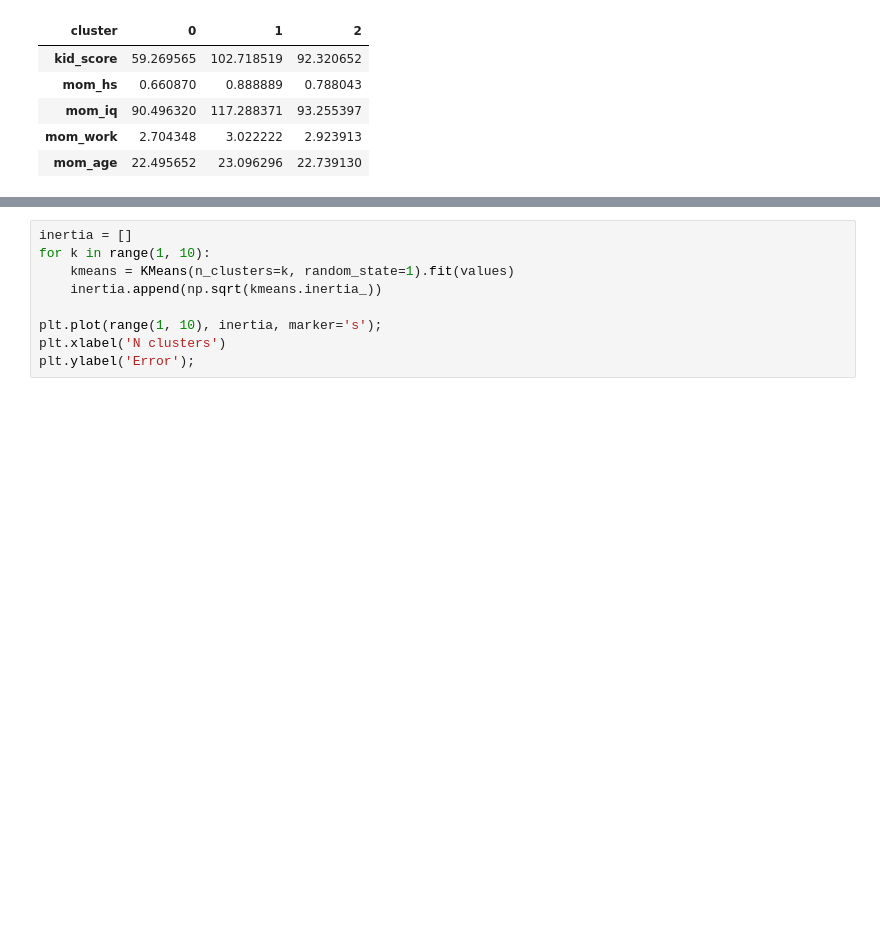
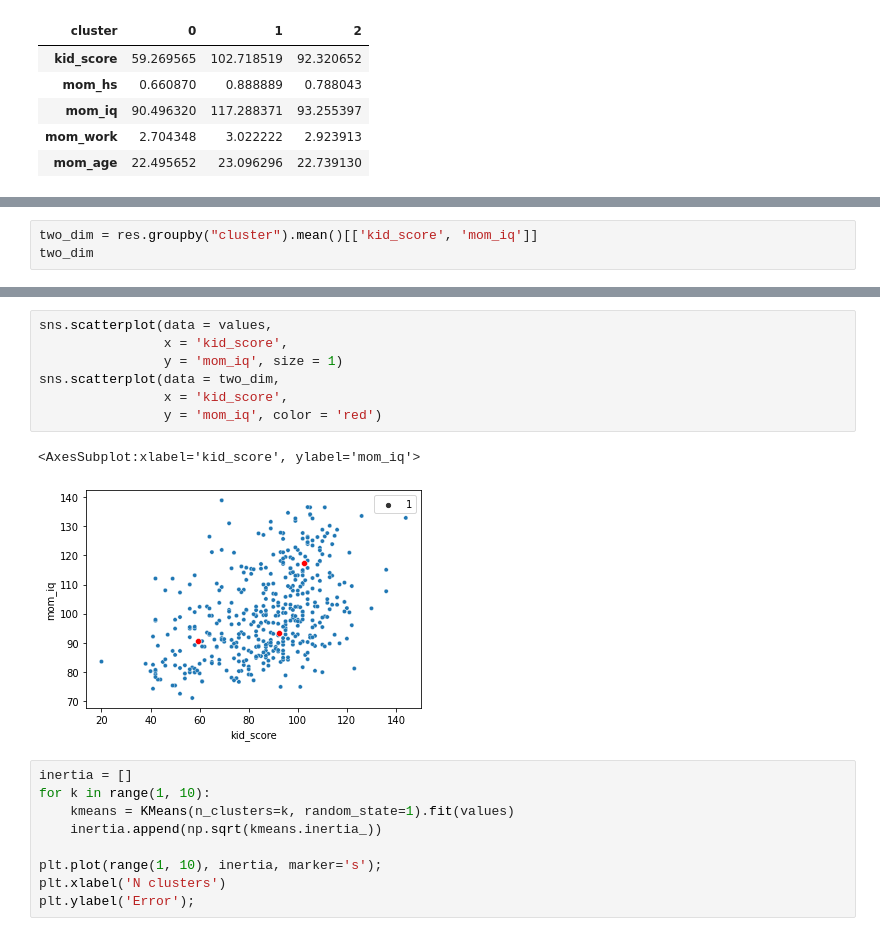
Before and after one commit to vvseva/DS_DAPS, a Jupyter notebook: 1-lab/summarization.ipynb, the cells around one changed output, grey strips where cells are left out. Drawn from its saved outputs; the diff is of its cells as text; blank space fills up the shorter version.

Commit message:
cluster base

```diff
--- a/1-lab/summarization.ipynb
+++ b/1-lab/summarization.ipynb
@@ -430,0 +442,3 @@ res.groupby("cluster").mean().transpose()
+# %%
+two_dim = res.groupby("cluster").mean()[['kid_score', 'mom_iq']]
+two_dim
@@ -431,3 +451,13 @@ res.groupby("cluster").mean().transpose()
+# %%
+sns.scatterplot(data = values,
+                x = 'kid_score',
+                y = 'mom_iq', size = 1)
+sns.scatterplot(data = two_dim,
+                x = 'kid_score',
+                y = 'mom_iq', color = 'red')
+# %% [output]
+<AxesSubplot:xlabel='kid_score', ylabel='mom_iq'>
+[figure, added]
 # %%
 inertia = []
 for k in range(1, 10):
```
Also changed, not shown: parts of 3 cells of this notebook.
